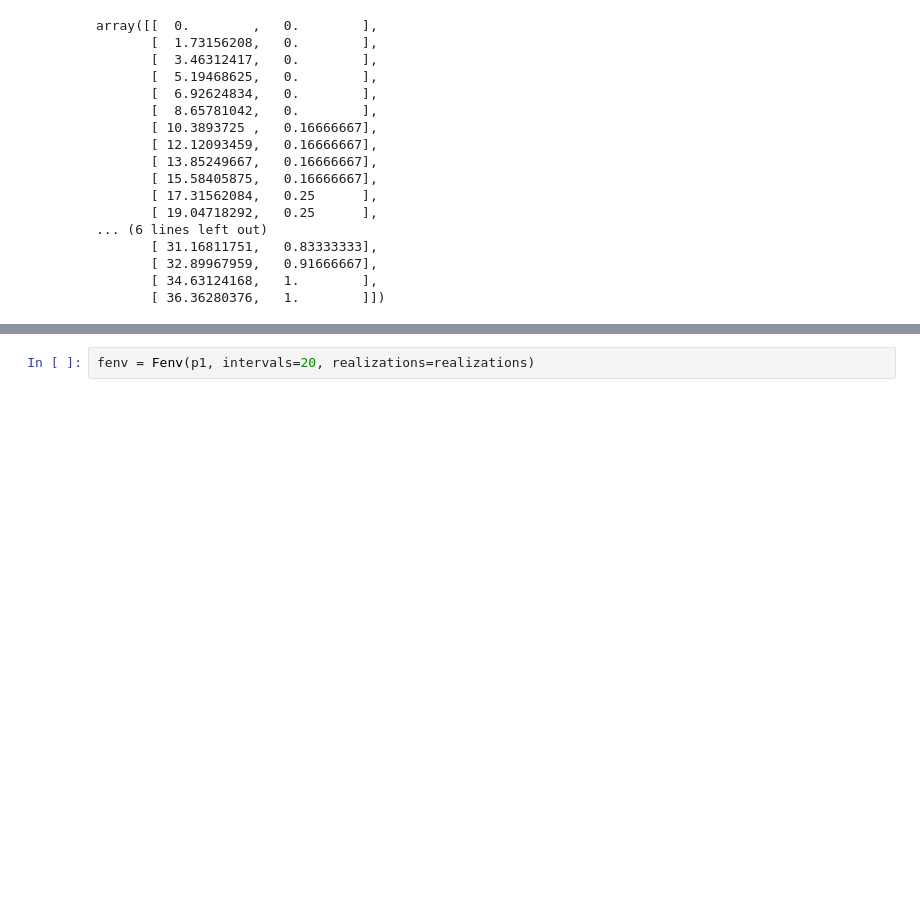
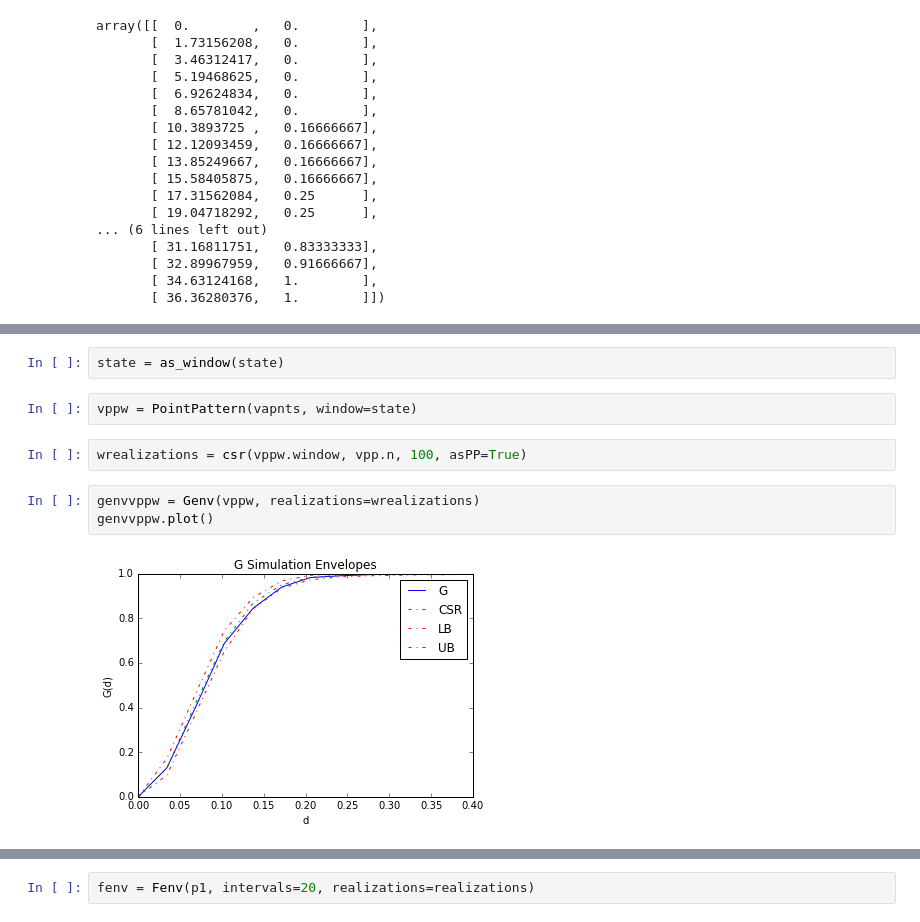
Before and after one commit to pysal/pointpats, a Jupyter notebook: distance_statistics.ipynb, the cells around one changed output, grey strips where cells are left out. Saved outputs shown, nothing was run; the diff lists cells and outputs as text; blank space fills up the shorter version.

```diff
--- a/distance_statistics.ipynb
+++ b/distance_statistics.ipynb
@@ -120,0 +101,11 @@ g??
+# %%
+state = as_window(state)
+# %%
+vppw = PointPattern(vapnts, window=state)
+# %%
+wrealizations = csr(vppw.window, vpp.n, 100, asPP=True)
+# %%
+genvvppw = Genv(vppw, realizations=wrealizations)
+genvvppw.plot()
+# %% [output]
+[figure, added]
```
Also changed, not shown: parts of 17 cells of this notebook, 1 other file.
